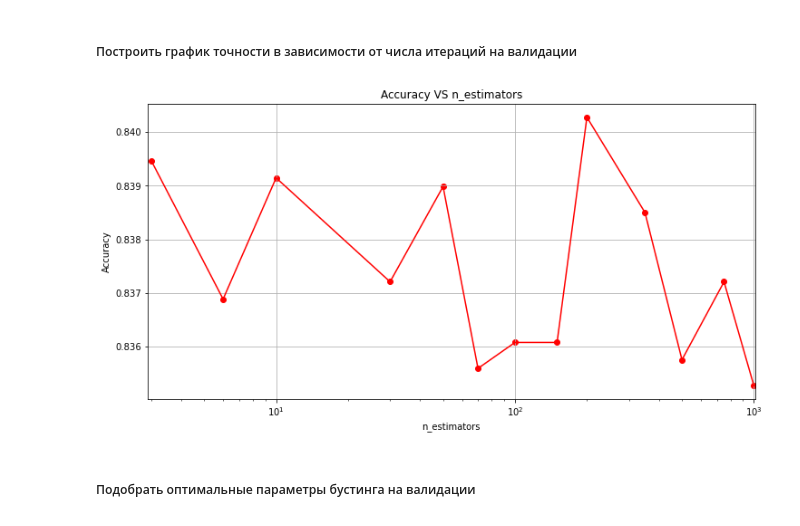
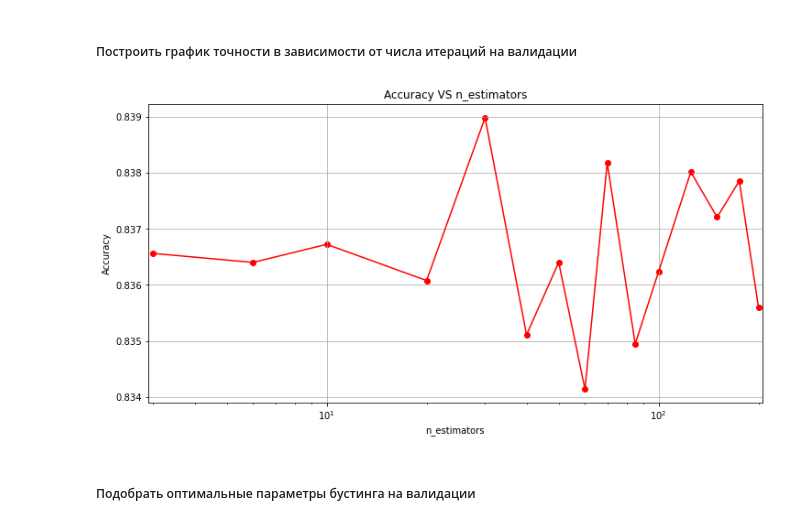
Before and after one commit to akozlovskaya/msu_ml_spring_2022, a Jupyter notebook: kozlovskaya_hw4.ipynb, the cells around one changed output. Drawn from its saved outputs; the diff is of its cells as text; code cells hidden in the pictures.

```diff
--- a/kozlovskaya_hw4.ipynb
+++ b/kozlovskaya_hw4.ipynb
@@ -84,6 +84,7 @@ class MyGradientBoostingClassifier:
                  n_estimators = 100,
                  colsample = 1.0,
                  subsample = 1.0,
+                 rand_state = 2,
                  *args,
                  **kwargs):
         """
@@ -102,6 +103,7 @@ class MyGradientBoostingClassifier:
         self.n_estimators = n_estimators
         self.colsample = colsample
         self.subsample = subsample
+        self.rand_state = rand_state
         self.args = args
         self.kwargs = kwargs
 
@@ -147,8 +149,9 @@ class MyGradientBoostingClassifier:
             elif self.loss == 'log_loss':
                 target_1 = target / (1 + np.exp(pred * target))
 
-            samples_idx =  default_rng().choice(data.shape[0], size=round(self.subsample * data.shape[0]), replace=False)
-            features_idx =  default_rng().choice(data.shape[1], size=round(self.subsample * data.shape[1]), replace=False)
+            rand = default_rng(self.rand_state)
+            samples_idx =  rand.choice(data.shape[0], size=round(self.subsample * data.shape[0]), replace=False)
+            features_idx =  rand.choice(data.shape[1], size=round(self.subsample * data.shape[1]), replace=False)
 
             model = base_model(*self.args, **self.kwargs)
             model.fit(data[samples_idx, :][:, features_idx], target_1[samples_idx])
@@ -202,7 +205,7 @@ X_train, X_test, y_train, y_test = train_test_split(X, y, test_size=0.3, random_
 # %% [markdown]
 ##### Построить график точности в зависимости от числа итераций на валидации
 # %%
-estimators_list = [3, 6, 10, 30, 50, 70, 100, 150, 200, 350, 500, 750, 1000]
+estimators_list = [3, 6, 10, 20, 30, 40, 50, 60, 70, 85, 100, 125, 150, 175, 200]
 accuracy_list = []
 for n_estimators in estimators_list:
     my_clf = MyGradientBoostingClassifier(n_estimators=n_estimators)
@@ -213,18 +216,18 @@ best_n_estimators = estimators_list[np.argmax(accuracy_list)]
 # %%
 import matplotlib.pyplot as plt
 
 plt.figure(figsize=(12, 6))
 plt.plot(estimators_list, accuracy_list, 'red')
 plt.scatter(estimators_list, accuracy_list, c='red')
 plt.title('Accuracy VS n_estimators')
 plt.xlabel('n_estimators')
 plt.ylabel('Accuracy')
 plt.xscale('log')
-plt.xlim([2.9, 1010])
+plt.xlim([2.9, 205])
 plt.grid(True)
 plt.show()
 # %% [output]
-[figure, old version]
+[figure, new version]
 # %% [markdown]
 ##### Подобрать оптимальные параметры бустинга на валидации
 # %%
```
Also changed, not shown: parts of 6 cells of this notebook.
